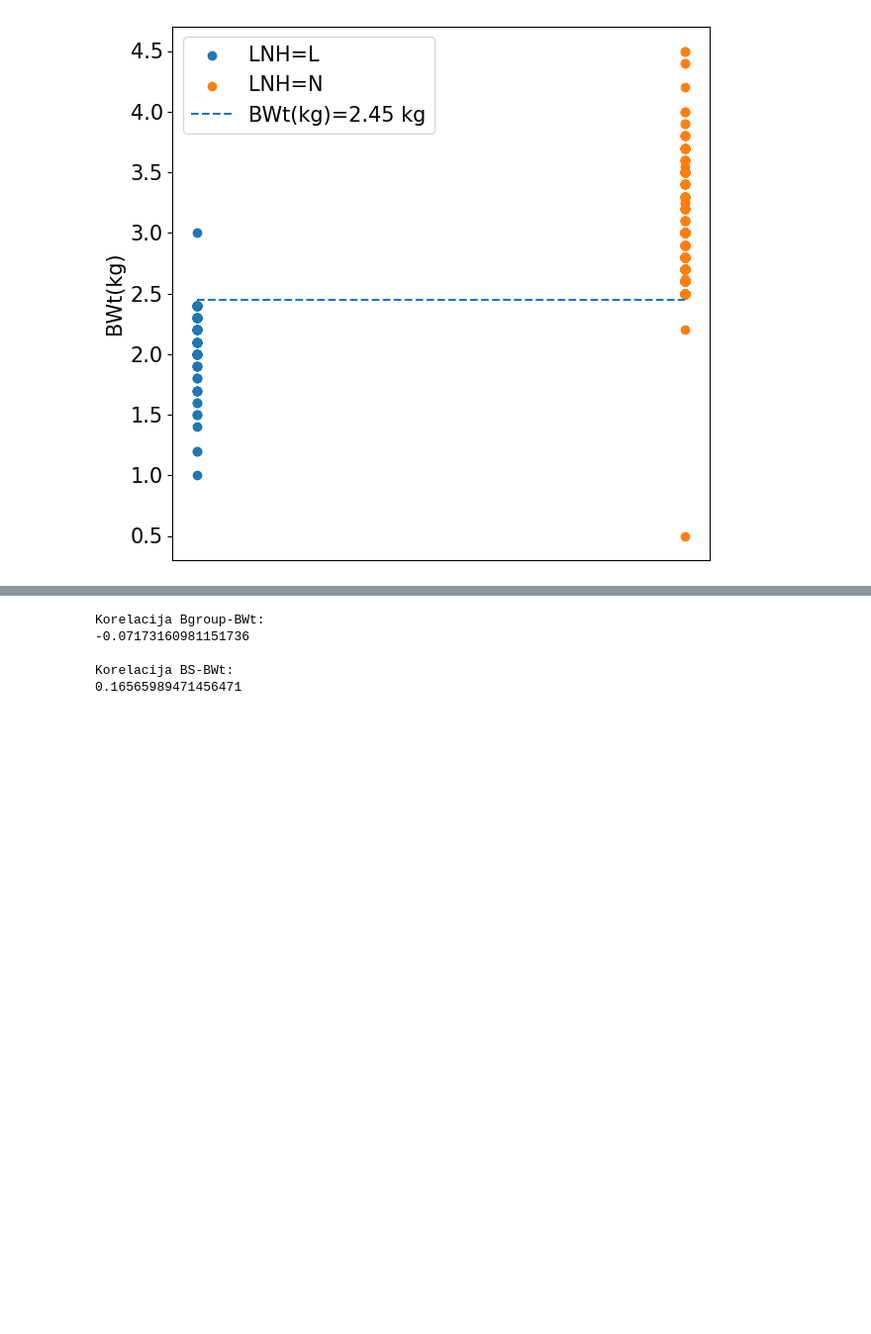
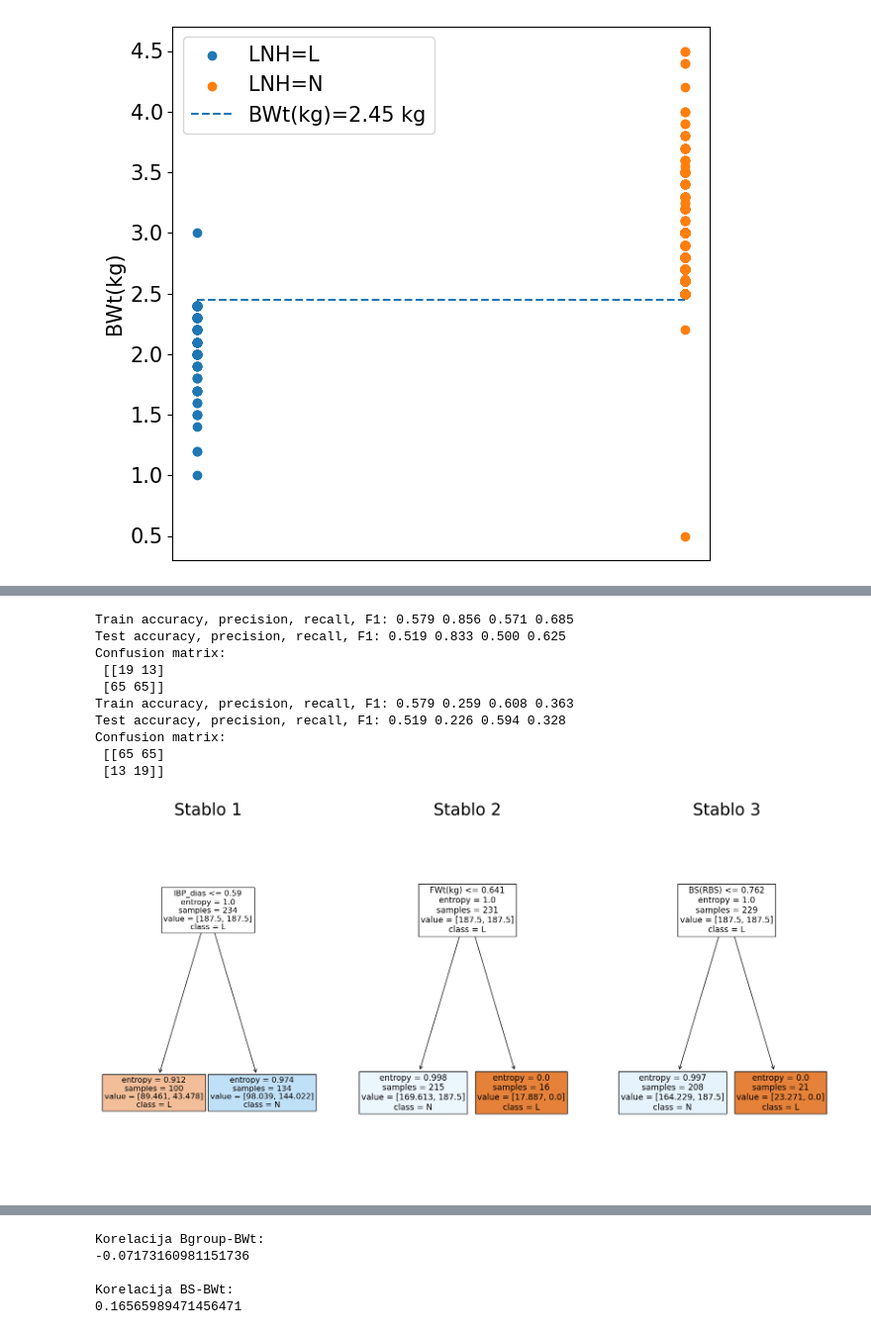
Before and after one commit to afstama/UZOP_projekt, a Jupyter notebook: final.ipynb, the cells around one changed output, grey strips where cells are left out. Shown at 99% size. Drawn from its saved outputs; the diff is of its cells as text; code cells hidden in the pictures; blank space fills up the shorter version.

```diff
--- a/final.ipynb
+++ b/final.ipynb
@@ -366,0 +349,17 @@ Vidimo da u skupu podataka čak i ovdje imamo problem! Postoje bebe označene kl
+# %%
+df_clean = df_filtered.drop(columns="BWt(kg)")
+df_clean = df_clean[(df_clean["LNH"]!=3) & (df_clean["Sex"]!="T") & (df_clean["BS(RBS)"].isna()==False)]
+cols=["Age(years)","Height(cm)","Iwt(kg)","FWt(kg)","IBP_sys","IBP_dias","FBP_sys","FBP_dias","IHb(gm%)","FHb(gm%)","BS(RBS)","BWt(kg)"]
+cat_cols=["SEC","Sex","Term/Preterm","Bgroup"]
+for col in cat_cols:
+    df_clean[col]=df_clean[col].fillna(df_clean[col].mode()[0])
+for col in df_clean.columns:
+    if col in cat_cols:
+        df_clean[col]=df_clean[col].astype('category').cat.codes
+    else:
+        df_clean[col]=(df_clean[col]-df_clean[col].min())/(df_clean[col].max()-df_clean[col].min())
+
+X = df_clean.drop(columns='LNH').to_numpy()
+y = df_clean['LNH']
+X_train, X_test, y_train, y_test = train_test_split(X, y, test_size=0.30, random_state=42, stratify=y)
+len(y_train),len(y_test)
@@ -366,0 +392,25 @@ Vidimo da u skupu podataka čak i ovdje imamo problem! Postoje bebe označene kl
+# %%
+rfc=RandomForestClassifier(n_estimators=3,criterion="entropy",random_state=42,bootstrap=True,max_depth=1,class_weight="balanced_subsample")
+
+test_model(rfc,X_train,y_train,X_test,y_test)
+test_model(rfc,X_train,1-y_train,X_test,1-y_test)
+
+fn=df_filtered.columns
+cn=["L","N"]
+fig,ax=plt.subplots(1,3,figsize=(20,10))
+
+for i in range(3):
+    tree.plot_tree(rfc.estimators_[i],feature_names=fn,class_names=cn,filled = True,ax=ax[i])
+    ax[i].set_title('Stablo ' + str(i+1), fontsize = 25)
+# %% [output]
+Train accuracy, precision, recall, F1: 0.579 0.856 0.571 0.685
+Test accuracy, precision, recall, F1: 0.519 0.833 0.500 0.625
+Confusion matrix:
+ [[19 13]
+ [65 65]]
+Train accuracy, precision, recall, F1: 0.579 0.259 0.608 0.363
+Test accuracy, precision, recall, F1: 0.519 0.226 0.594 0.328
+Confusion matrix:
+ [[65 65]
+ [13 19]]
+[figure, added]
```
Also changed, not shown: parts of 24 cells of this notebook.
